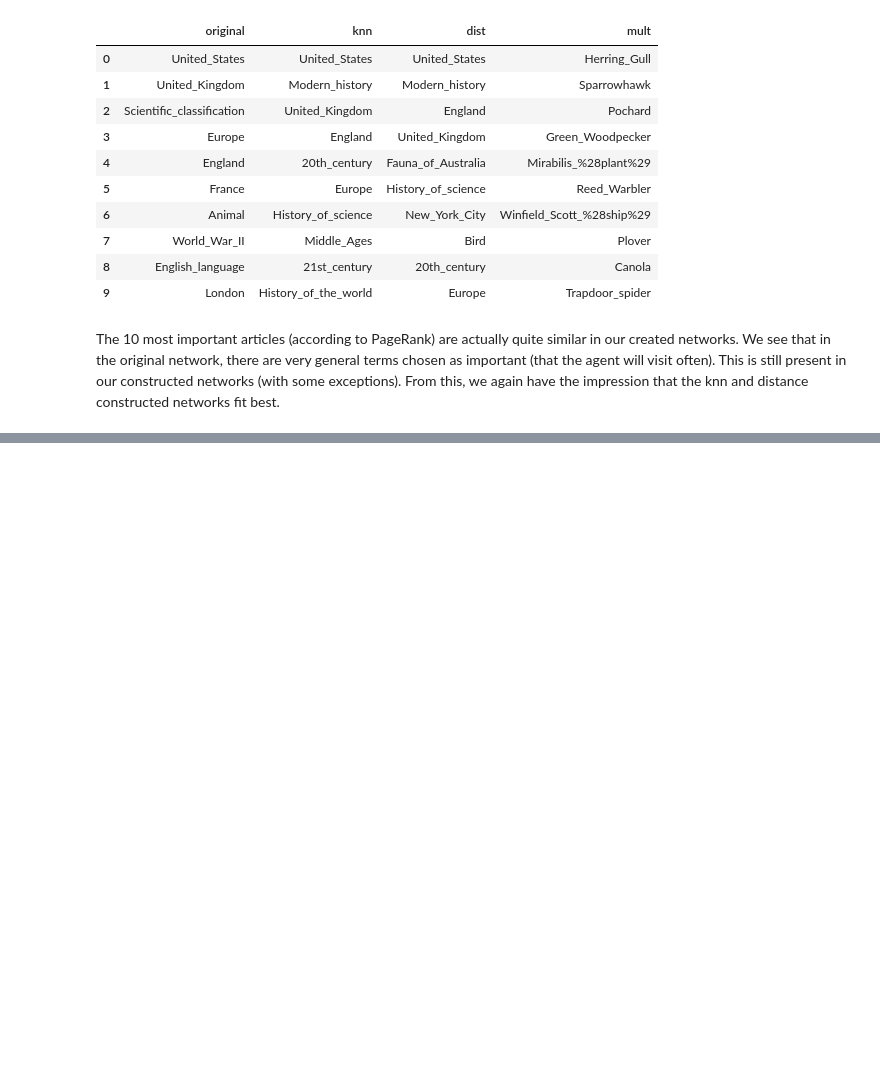
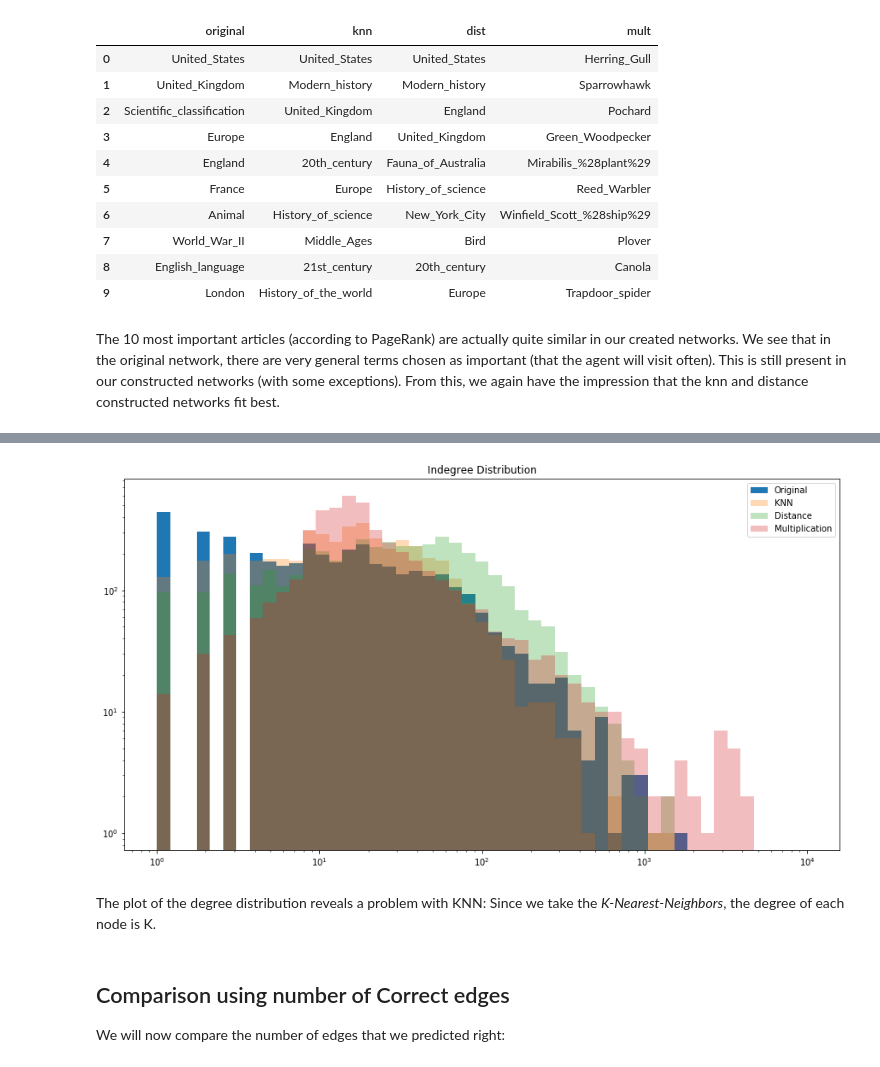
Before and after one commit to mattminder/ntds_24, a Jupyter notebook: Project/project.ipynb, the cells around one changed output, grey strips where cells are left out. Cells and saved outputs as stored; diff of their text form; code cells hidden in the pictures; blank space fills up the shorter version.

```diff
--- a/Project/project.ipynb
+++ b/Project/project.ipynb
@@ -510,0 +560,20 @@ The 10 most important articles (according to PageRank) are actually quite simila
+# %%
+max_val=10000
+plt.figure(figsize=(15,8))
+logbins = np.logspace(0, math.log10(max_val), num=50)
+plt.hist(np.transpose(dir_adj.sum(axis=0)), log=True, bins=logbins, label='Original')
+plt.hist(np.transpose(knn_adj.sum(axis=0)), log=True, bins=logbins, label='KNN',alpha=0.3)
+plt.hist(np.transpose(dist_adj.sum(axis=0)), log=True, bins=logbins, label='Distance',alpha=0.3)
+plt.hist(np.transpose(mult_adj.sum(axis=0)), log=True, bins=logbins, label='Multiplication',alpha=0.3)
+plt.xscale("log")
+plt.title('Indegree Distribution')
+plt.legend()
+plt.show()
+# %% [output]
+[figure, added]
+# %% [markdown]
+The plot of the degree distribution reveals a problem with KNN:
+Since we take the *K-Nearest-Neighbors*, the degree of each node is K.
+# %% [markdown]
+## Comparison using number of Correct edges
+We will now compare the number of edges that we predicted right:
```
Also changed, not shown: parts of 10 cells of this notebook.
